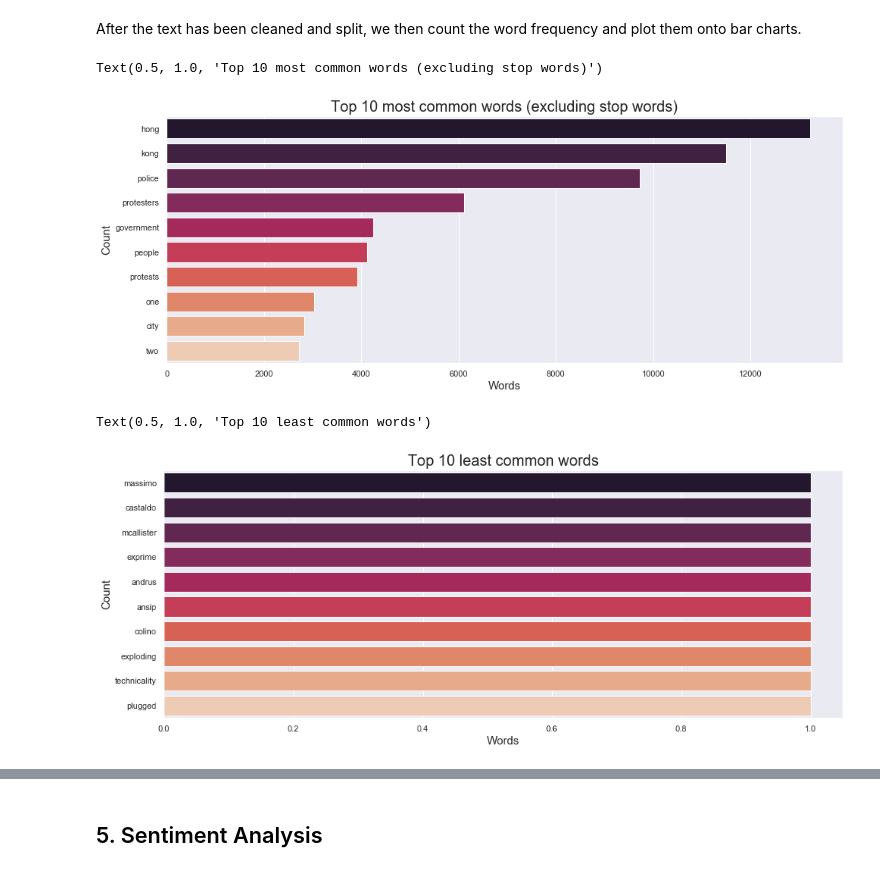
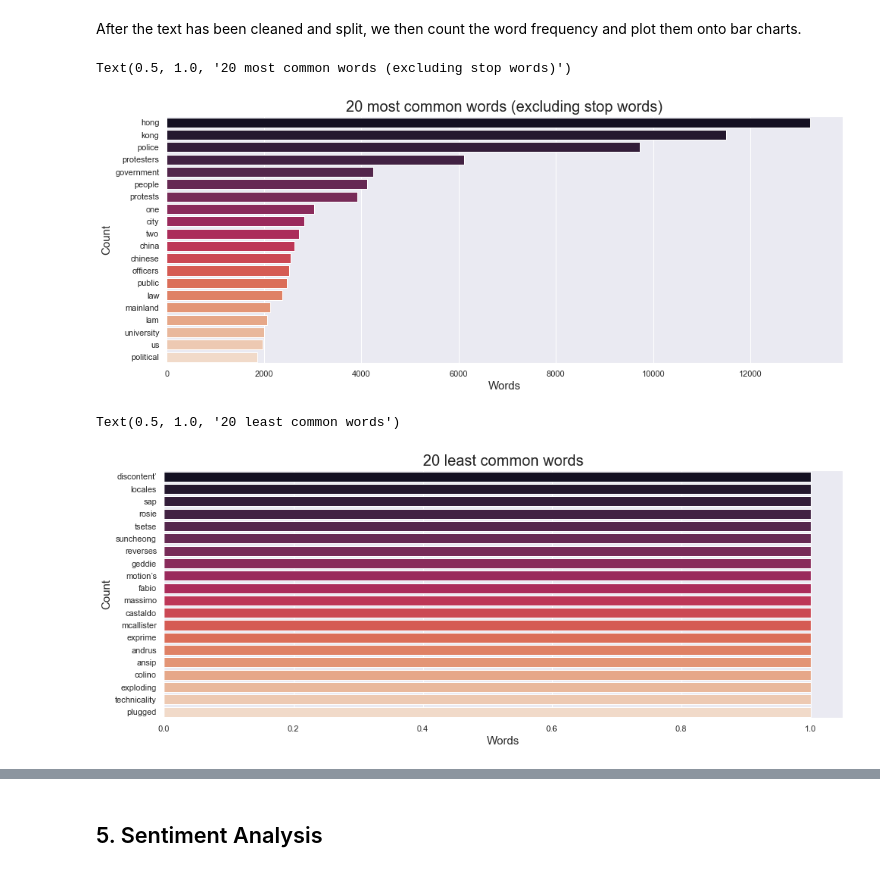
Before and after one commit to nicoleleman/HK_Protest_Analysis, a Jupyter notebook: HK Protest Analysis Project.ipynb, the cells around one changed output, grey strips where cells are left out. Saved outputs shown, nothing was run; the diff lists cells and outputs as text; code cells hidden in the pictures.

```diff
--- a/HK Protest Analysis Project.ipynb
+++ b/HK Protest Analysis Project.ipynb
@@ -225,26 +225,25 @@ After the text has been cleaned and split, we then count the word frequency and
 # %%
 from collections import Counter
 clean_list = Counter(clean_split_it)
-clean_list
-clean_most_occur = clean_list.most_common(10)
-clean_least_occur = clean_list.most_common()[-11:-1]
+clean_most_occur = clean_list.most_common(20)
+clean_least_occur = clean_list.most_common()[-21:-1]
 # %%
 plt.figure(figsize=(16,6))
 pd_clean_most_occur = pd.DataFrame(clean_most_occur, columns = ['Words' , 'Count'])
 ax = sns.barplot(x='Count', y='Words' , data=pd_clean_most_occur, palette='rocket')
 ax.set_ylabel('Count', fontsize=15)
 ax.set_xlabel('Words', fontsize=15)
-ax.set_title('Top 10 most common words (excluding stop words)', fontsize=20)
+ax.set_title('20 most common words (excluding stop words)', fontsize=20)
 # %% [output]
-Text(0.5, 1.0, 'Top 10 most common words (excluding stop words)')
+Text(0.5, 1.0, '20 most common words (excluding stop words)')
-[figure, old version]
+[figure, new version]
 # %%
 plt.figure(figsize=(16,6))
 pd_least_occur = pd.DataFrame(clean_least_occur, columns = ['Words' , 'Count'])
 ax = sns.barplot(x='Count', y='Words' , data=pd_least_occur, palette='rocket')
 ax.set_ylabel('Count', fontsize=15)
 ax.set_xlabel('Words', fontsize=15)
-ax.set_title('Top 10 least common words', fontsize=20)
+ax.set_title('20 least common words', fontsize=20)
 # %% [output]
-Text(0.5, 1.0, 'Top 10 least common words')
+Text(0.5, 1.0, '20 least common words')
-[figure, old version]
+[figure, new version]
```
Also changed, not shown: parts of 12 cells of this notebook, 1 other file.
